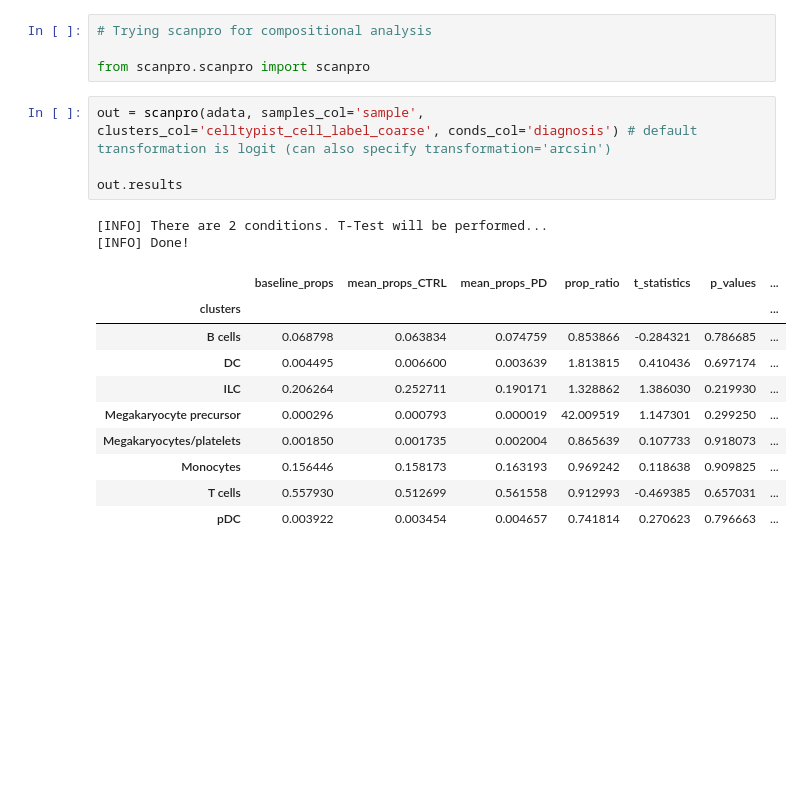
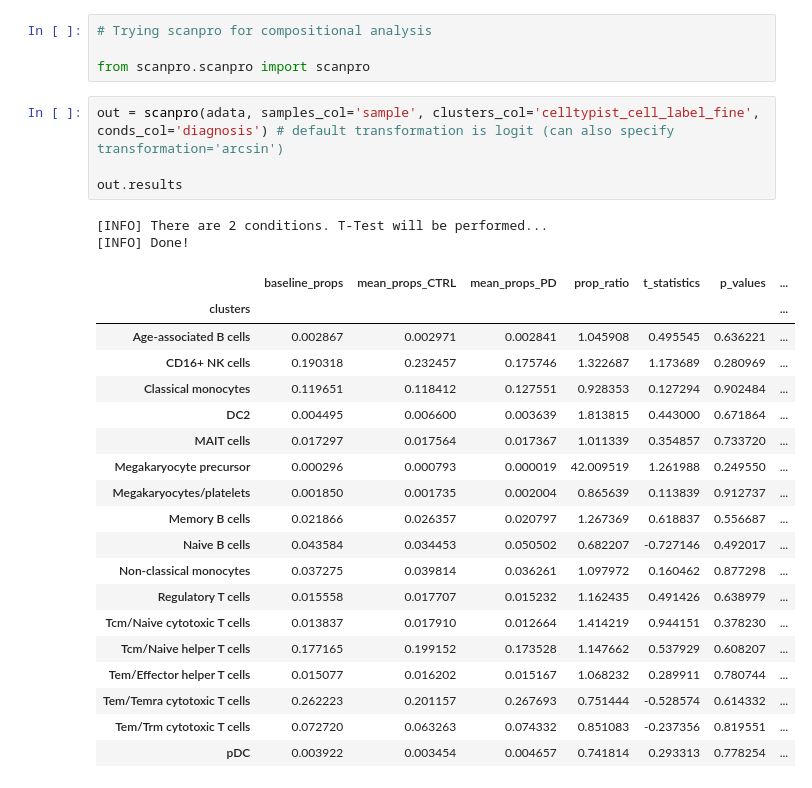
Before and after one commit to zeinabbh/M10, a Jupyter notebook: dataset1_composition.ipynb, the cells around one changed output. Drawn from its saved outputs; the diff is of its cells as text; blank space fills up the shorter version.

```diff
--- a/dataset1_composition.ipynb
+++ b/dataset1_composition.ipynb
@@ -694,22 +791,31 @@ plt.show()
 
 from scanpro.scanpro import scanpro
 # %%
-out = scanpro(adata, samples_col='sample', clusters_col='celltypist_cell_label_coarse', conds_col='diagnosis') # default transformation is logit (can also specify transformation='arcsin')
+out = scanpro(adata, samples_col='sample', clusters_col='celltypist_cell_label_fine', conds_col='diagnosis') # default transformation is logit (can also specify transformation='arcsin')
 
 out.results
 # %% [output]
 [INFO] There are 2 conditions. T-Test will be performed...
 [INFO] Done!
 |  | baseline_props | mean_props_CTRL | mean_props_PD | prop_ratio | t_statistics | p_values | ... |
 | clusters |  |  |  |  |  |  | ... |
-| B cells | 0.068798 | 0.063834 | 0.074759 | 0.853866 | -0.284321 | 0.786685 | ... |
-| DC | 0.004495 | 0.006600 | 0.003639 | 1.813815 | 0.410436 | 0.697174 | ... |
-| ILC | 0.206264 | 0.252711 | 0.190171 | 1.328862 | 1.386030 | 0.219930 | ... |
-| Megakaryocyte precursor | 0.000296 | 0.000793 | 0.000019 | 42.009519 | 1.147301 | 0.299250 | ... |
-| Megakaryocytes/platelets | 0.001850 | 0.001735 | 0.002004 | 0.865639 | 0.107733 | 0.918073 | ... |
-| Monocytes | 0.156446 | 0.158173 | 0.163193 | 0.969242 | 0.118638 | 0.909825 | ... |
-| T cells | 0.557930 | 0.512699 | 0.561558 | 0.912993 | -0.469385 | 0.657031 | ... |
-| pDC | 0.003922 | 0.003454 | 0.004657 | 0.741814 | 0.270623 | 0.796663 | ... |
+| Age-associated B cells | 0.002867 | 0.002971 | 0.002841 | 1.045908 | 0.495545 | 0.636221 | ... |
+| CD16+ NK cells | 0.190318 | 0.232457 | 0.175746 | 1.322687 | 1.173689 | 0.280969 | ... |
+| Classical monocytes | 0.119651 | 0.118412 | 0.127551 | 0.928353 | 0.127294 | 0.902484 | ... |
+| DC2 | 0.004495 | 0.006600 | 0.003639 | 1.813815 | 0.443000 | 0.671864 | ... |
+| MAIT cells | 0.017297 | 0.017564 | 0.017367 | 1.011339 | 0.354857 | 0.733720 | ... |
+| Megakaryocyte precursor | 0.000296 | 0.000793 | 0.000019 | 42.009519 | 1.261988 | 0.249550 | ... |
+| Megakaryocytes/platelets | 0.001850 | 0.001735 | 0.002004 | 0.865639 | 0.113839 | 0.912737 | ... |
+| Memory B cells | 0.021866 | 0.026357 | 0.020797 | 1.267369 | 0.618837 | 0.556687 | ... |
+| Naive B cells | 0.043584 | 0.034453 | 0.050502 | 0.682207 | -0.727146 | 0.492017 | ... |
+| Non-classical monocytes | 0.037275 | 0.039814 | 0.036261 | 1.097972 | 0.160462 | 0.877298 | ... |
+| Regulatory T cells | 0.015558 | 0.017707 | 0.015232 | 1.162435 | 0.491426 | 0.638979 | ... |
+| Tcm/Naive cytotoxic T cells | 0.013837 | 0.017910 | 0.012664 | 1.414219 | 0.944151 | 0.378230 | ... |
+| Tcm/Naive helper T cells | 0.177165 | 0.199152 | 0.173528 | 1.147662 | 0.537929 | 0.608207 | ... |
+| Tem/Effector helper T cells | 0.015077 | 0.016202 | 0.015167 | 1.068232 | 0.289911 | 0.780744 | ... |
+| Tem/Temra cytotoxic T cells | 0.262223 | 0.201157 | 0.267693 | 0.751444 | -0.528574 | 0.614332 | ... |
+| Tem/Trm cytotoxic T cells | 0.072720 | 0.063263 | 0.074332 | 0.851083 | -0.237356 | 0.819551 | ... |
+| pDC | 0.003922 | 0.003454 | 0.004657 | 0.741814 | 0.293313 | 0.778254 | ... |
 # %%
 out.props
 # %% [output]
```
Also changed, not shown: parts of 8 cells of this notebook, 56 other files.
